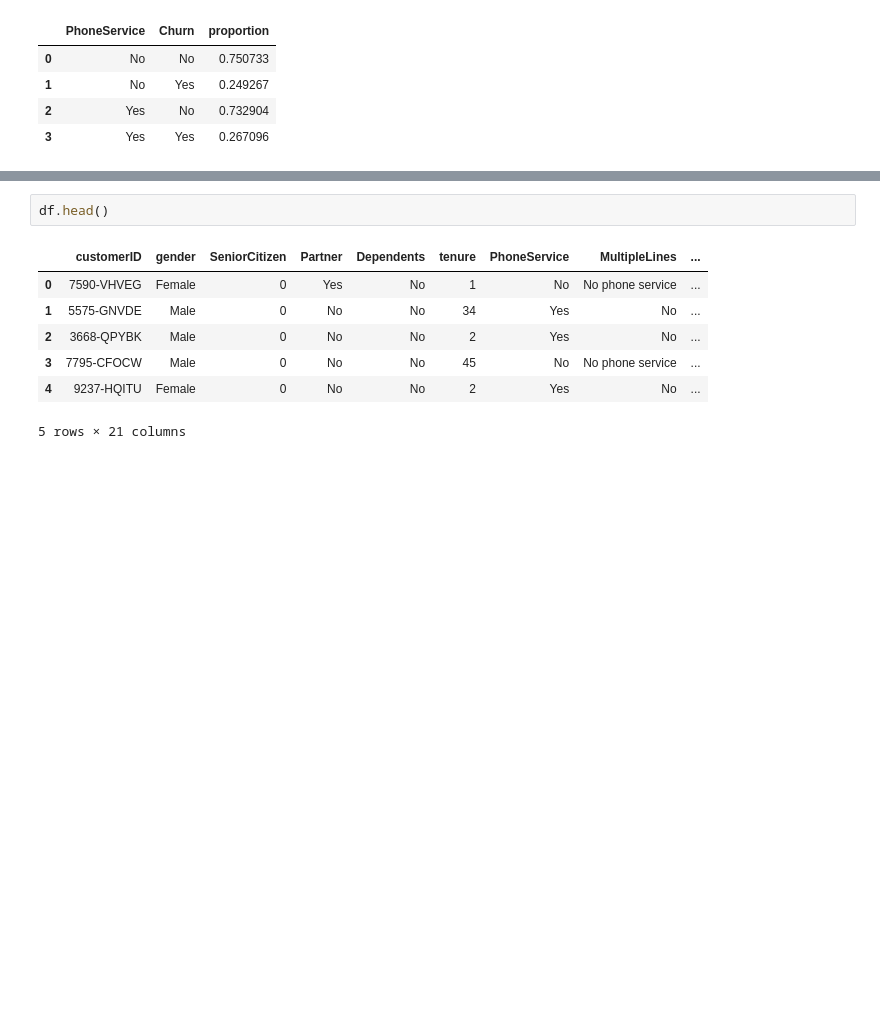
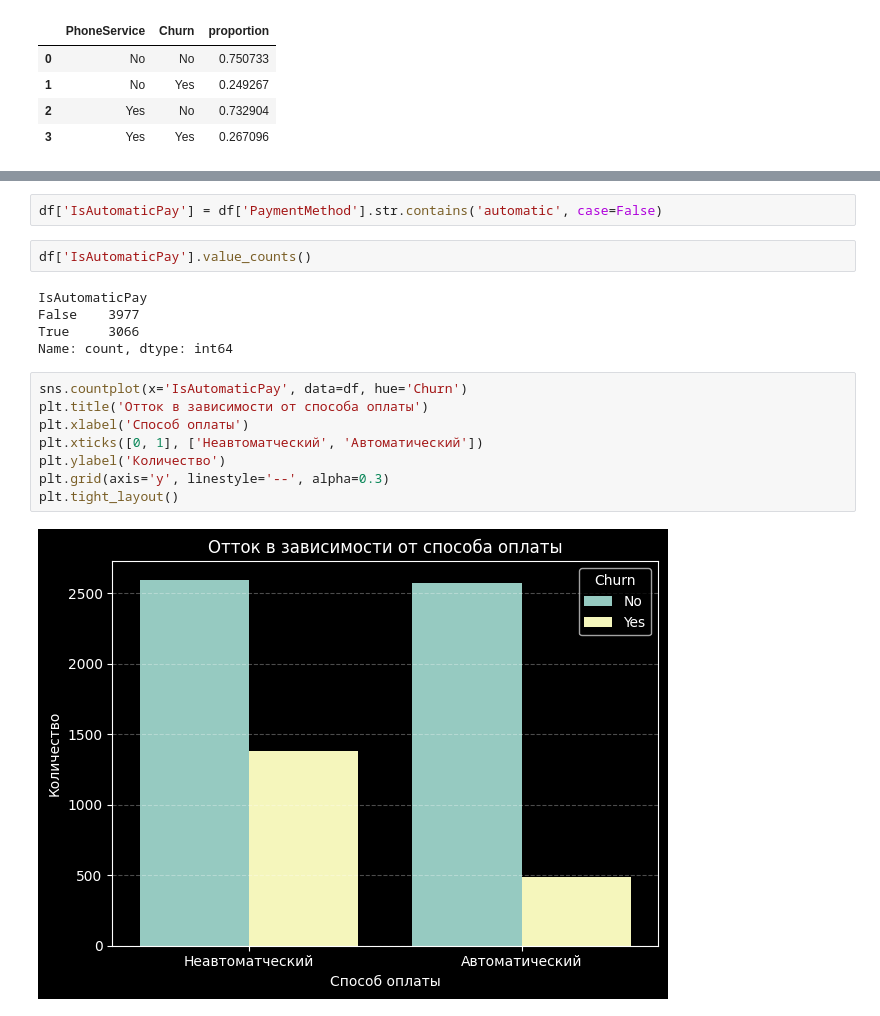
Before and after one commit to KaterinaVZK/Telco-Customer-Churn, a Jupyter notebook: Telco Customer Churn.ipynb, the cells around one changed output, grey strips where cells are left out. Cells and saved outputs as stored; diff of their text form; blank space fills up the shorter version.

```diff
--- a/Telco Customer Churn.ipynb
+++ b/Telco Customer Churn.ipynb
@@ -360,11 +359,20 @@ plt.tight_layout()
-# %%
-df.head()
-# %% [output]
-|  | customerID | gender | SeniorCitizen | Partner | Dependents | tenure | PhoneService | MultipleLines | ... |
-| 0 | 7590-VHVEG | Female | 0 | Yes | No | 1 | No | No phone service | ... |
-| 1 | 5575-GNVDE | Male | 0 | No | No | 34 | Yes | No | ... |
-| 2 | 3668-QPYBK | Male | 0 | No | No | 2 | Yes | No | ... |
-| 3 | 7795-CFOCW | Male | 0 | No | No | 45 | No | No phone service | ... |
-| 4 | 9237-HQITU | Female | 0 | No | No | 2 | Yes | No | ... |
-5 rows × 21 columns
+# %%
+df['IsAutomaticPay'] = df['PaymentMethod'].str.contains('automatic', case=False)
+# %%
+df['IsAutomaticPay'].value_counts()
+# %% [output]
+IsAutomaticPay
+False    3977
+True     3066
+Name: count, dtype: int64
+# %%
+sns.countplot(x='IsAutomaticPay', data=df, hue='Churn')
+plt.title('Отток в зависимости от способа оплаты')
+plt.xlabel('Способ оплаты')
+plt.xticks([0, 1], ['Неавтоматческий', 'Автоматический'])
+plt.ylabel('Количество')
+plt.grid(axis='y', linestyle='--', alpha=0.3)
+plt.tight_layout()
+# %% [output]
+[figure, added]
 # %%
```
Also changed, not shown: parts of 13 cells of this notebook.
